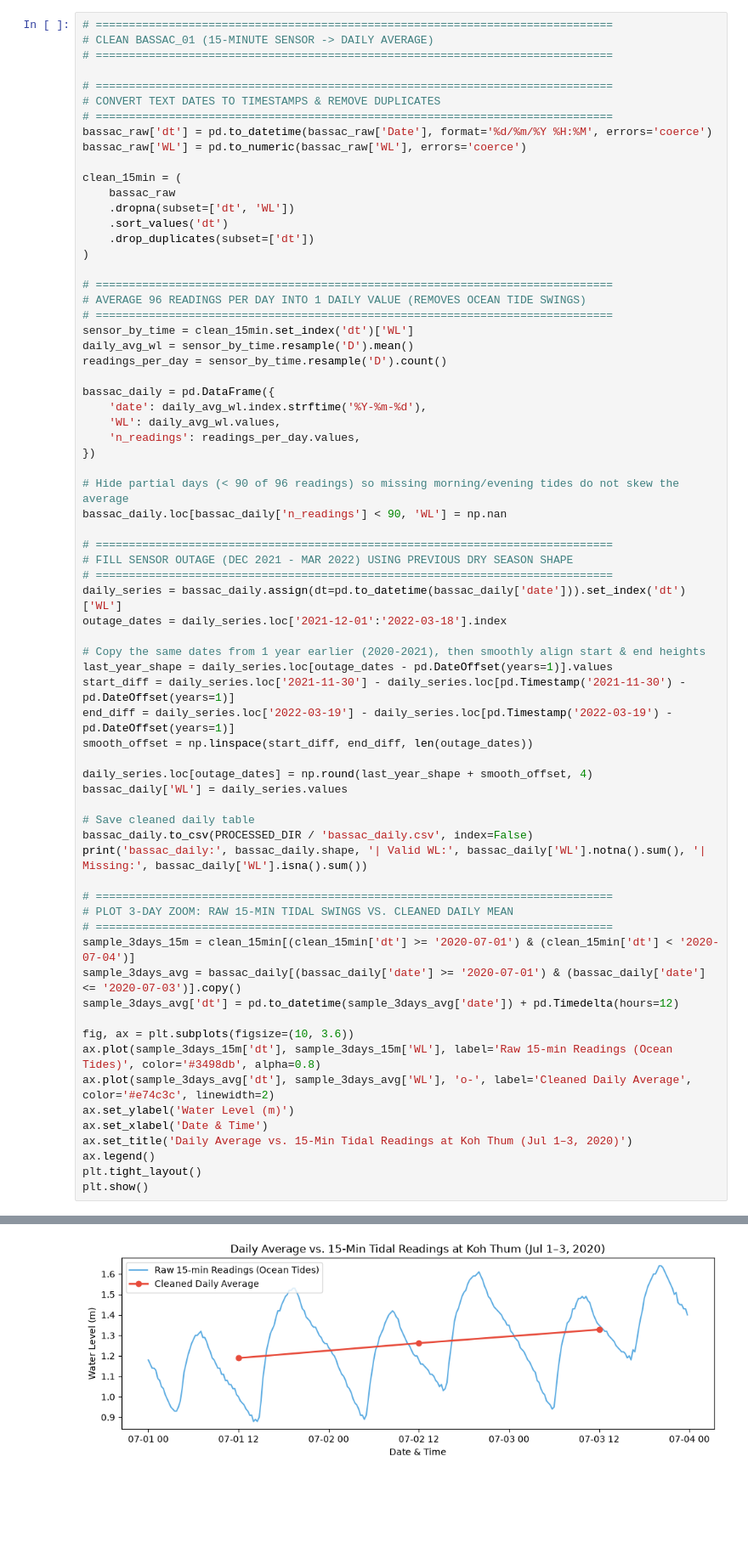
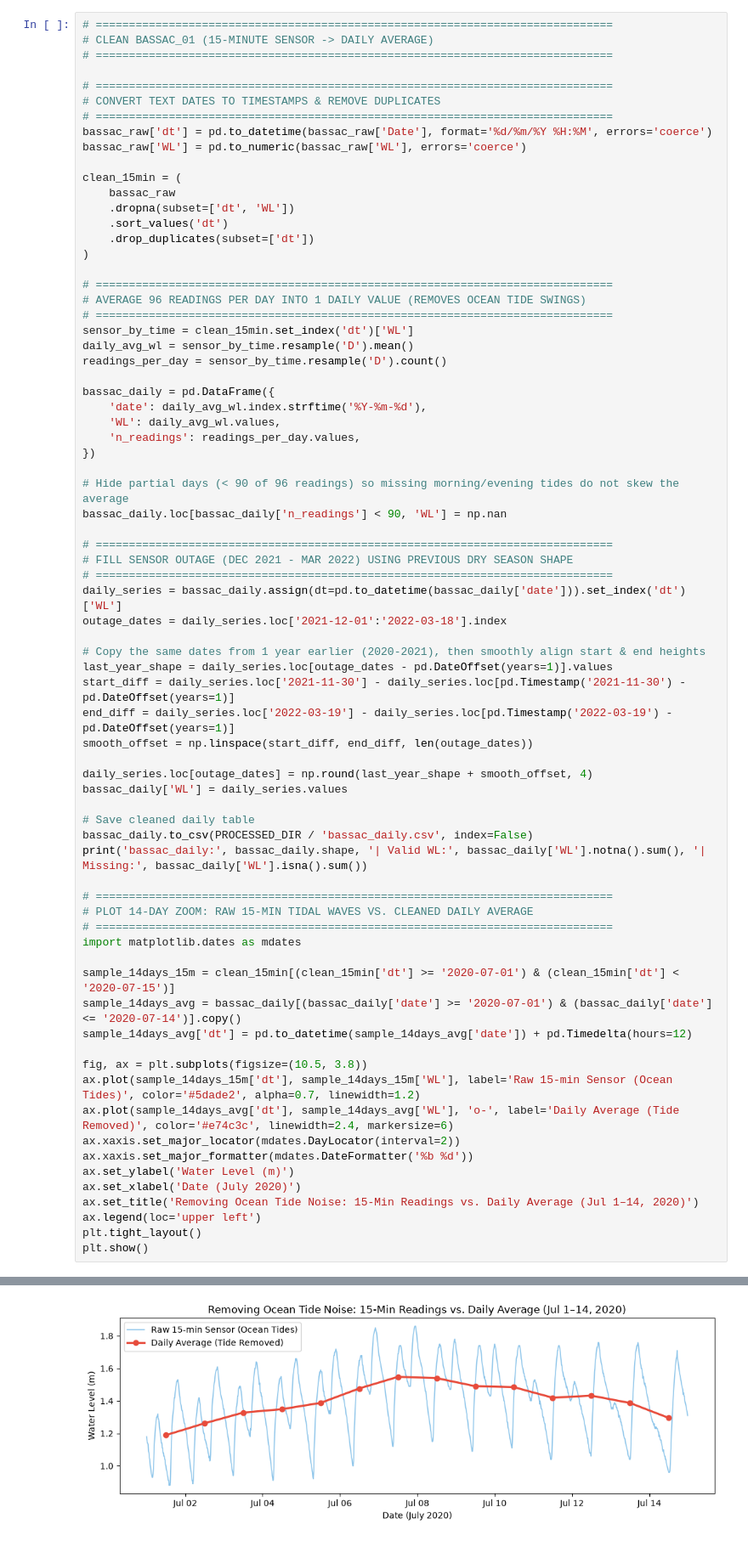
Before and after one commit to Dona-18/Machine-Learning---Fall2026, a Jupyter notebook: notebooks/01_eda_and_cleaning.ipynb, the cells around one changed output, grey strips where cells are left out. Shown at 85% size. Drawn from its saved outputs; the diff is of its cells as text; blank space fills up the shorter version.

```diff
--- a/notebooks/01_eda_and_cleaning.ipynb
+++ b/notebooks/01_eda_and_cleaning.ipynb
@@ -73,44 +73,48 @@ bassac_daily = pd.DataFrame({
 # Hide partial days (< 90 of 96 readings) so missing morning/evening tides do not skew the average
 bassac_daily.loc[bassac_daily['n_readings'] < 90, 'WL'] = np.nan
 
 # ==============================================================================
 # FILL SENSOR OUTAGE (DEC 2021 - MAR 2022) USING PREVIOUS DRY SEASON SHAPE
 # ==============================================================================
 daily_series = bassac_daily.assign(dt=pd.to_datetime(bassac_daily['date'])).set_index('dt')['WL']
 outage_dates = daily_series.loc['2021-12-01':'2022-03-18'].index
 
 # Copy the same dates from 1 year earlier (2020-2021), then smoothly align start & end heights
 last_year_shape = daily_series.loc[outage_dates - pd.DateOffset(years=1)].values
 start_diff = daily_series.loc['2021-11-30'] - daily_series.loc[pd.Timestamp('2021-11-30') - pd.DateOffset(years=1)]
 end_diff = daily_series.loc['2022-03-19'] - daily_series.loc[pd.Timestamp('2022-03-19') - pd.DateOffset(years=1)]
 smooth_offset = np.linspace(start_diff, end_diff, len(outage_dates))
 
 daily_series.loc[outage_dates] = np.round(last_year_shape + smooth_offset, 4)
 bassac_daily['WL'] = daily_series.values
 
 # Save cleaned daily table
 bassac_daily.to_csv(PROCESSED_DIR / 'bassac_daily.csv', index=False)
 print('bassac_daily:', bassac_daily.shape, '| Valid WL:', bassac_daily['WL'].notna().sum(), '| Missing:', bassac_daily['WL'].isna().sum())
 
 # ==============================================================================
-# PLOT 3-DAY ZOOM: RAW 15-MIN TIDAL SWINGS VS. CLEANED DAILY MEAN
+# PLOT 14-DAY ZOOM: RAW 15-MIN TIDAL WAVES VS. CLEANED DAILY AVERAGE
 # ==============================================================================
-sample_3days_15m = clean_15min[(clean_15min['dt'] >= '2020-07-01') & (clean_15min['dt'] < '2020-07-04')]
-sample_3days_avg = bassac_daily[(bassac_daily['date'] >= '2020-07-01') & (bassac_daily['date'] <= '2020-07-03')].copy()
-sample_3days_avg['dt'] = pd.to_datetime(sample_3days_avg['date']) + pd.Timedelta(hours=12)
+import matplotlib.dates as mdates
 
-fig, ax = plt.subplots(figsize=(10, 3.6))
-ax.plot(sample_3days_15m['dt'], sample_3days_15m['WL'], label='Raw 15-min Readings (Ocean Tides)', color='#3498db', alpha=0.8)
-ax.plot(sample_3days_avg['dt'], sample_3days_avg['WL'], 'o-', label='Cleaned Daily Average', color='#e74c3c', linewidth=2)
+sample_14days_15m = clean_15min[(clean_15min['dt'] >= '2020-07-01') & (clean_15min['dt'] < '2020-07-15')]
+sample_14days_avg = bassac_daily[(bassac_daily['date'] >= '2020-07-01') & (bassac_daily['date'] <= '2020-07-14')].copy()
+sample_14days_avg['dt'] = pd.to_datetime(sample_14days_avg['date']) + pd.Timedelta(hours=12)
+
+fig, ax = plt.subplots(figsize=(10.5, 3.8))
+ax.plot(sample_14days_15m['dt'], sample_14days_15m['WL'], label='Raw 15-min Sensor (Ocean Tides)', color='#5dade2', alpha=0.7, linewidth=1.2)
+ax.plot(sample_14days_avg['dt'], sample_14days_avg['WL'], 'o-', label='Daily Average (Tide Removed)', color='#e74c3c', linewidth=2.4, markersize=6)
+ax.xaxis.set_major_locator(mdates.DayLocator(interval=2))
+ax.xaxis.set_major_formatter(mdates.DateFormatter('%b %d'))
 ax.set_ylabel('Water Level (m)')
-ax.set_xlabel('Date & Time')
-ax.set_title('Daily Average vs. 15-Min Tidal Readings at Koh Thum (Jul 1–3, 2020)')
-ax.legend()
+ax.set_xlabel('Date (July 2020)')
+ax.set_title('Removing Ocean Tide Noise: 15-Min Readings vs. Daily Average (Jul 1–14, 2020)')
+ax.legend(loc='upper left')
 plt.tight_layout()
 plt.show()
 # %% [output]
 bassac_daily: (1438, 3) | Valid WL: 1435 | Missing: 3
-[figure, old version]
+[figure, new version]
 # %%
 # ==============================================================================
 # CLEAN KOH KHEL, PHNOM PENH DISCHARGE, AND DAILY RAINFALL
```
Also changed, not shown: 10 other files.
